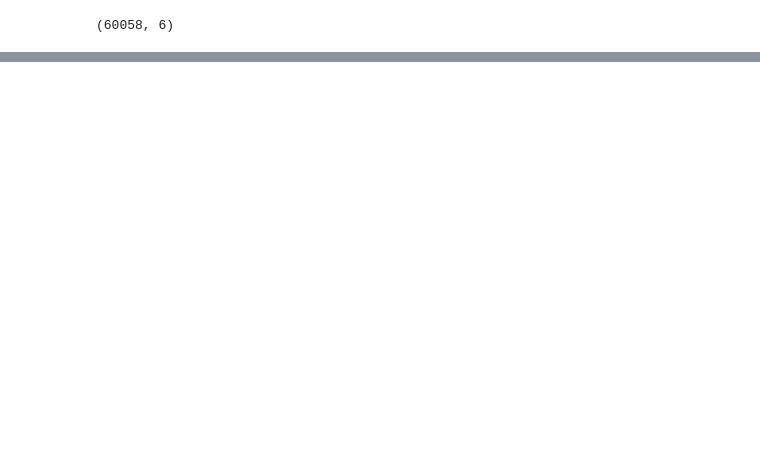
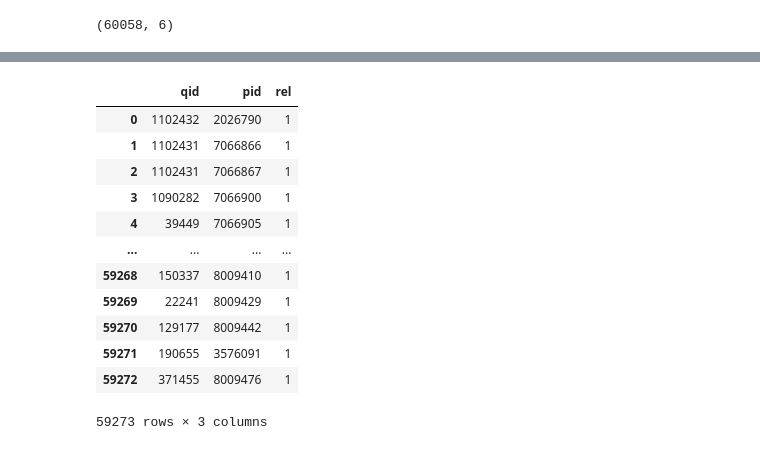
Before and after one commit to zuberpurahoouom/nlp-assignment-1, a Jupyter notebook: init-dataset.ipynb, the cells around one changed output, grey strips where cells are left out. Cells and saved outputs as stored; diff of their text form; code cells hidden in the pictures; blank space fills up the shorter version.

```diff
--- a/init-dataset.ipynb
+++ b/init-dataset.ipynb
@@ -369,0 +309,22 @@ Number of qids with multiple pids: 3136
+# %%
+filtered_qrels = qrels[qrels['pid'].isin(merged_df['pid'])]
+queries_eval = (queries[queries['qid'].isin(filtered_qrels['qid'])]
+                .drop_duplicates('qid')
+                [['qid','query']])
+
+qrels_for_eval = filtered_qrels[['qid','pid','rel']].astype({"qid":str,"pid":str,"rel":int})
+qrels_for_eval
+# %% [output]
+|  | qid | pid | rel |
+| 0 | 1102432 | 2026790 | 1 |
+| 1 | 1102431 | 7066866 | 1 |
+| 2 | 1102431 | 7066867 | 1 |
+| 3 | 1090282 | 7066900 | 1 |
+| 4 | 39449 | 7066905 | 1 |
+| ... | ... | ... | ... |
+| 59268 | 150337 | 8009410 | 1 |
+| 59269 | 22241 | 8009429 | 1 |
+| 59270 | 129177 | 8009442 | 1 |
+| 59271 | 190655 | 3576091 | 1 |
+| 59272 | 371455 | 8009476 | 1 |
+59273 rows × 3 columns
```
Also changed, not shown: parts of 7 cells of this notebook, 5 other files.
